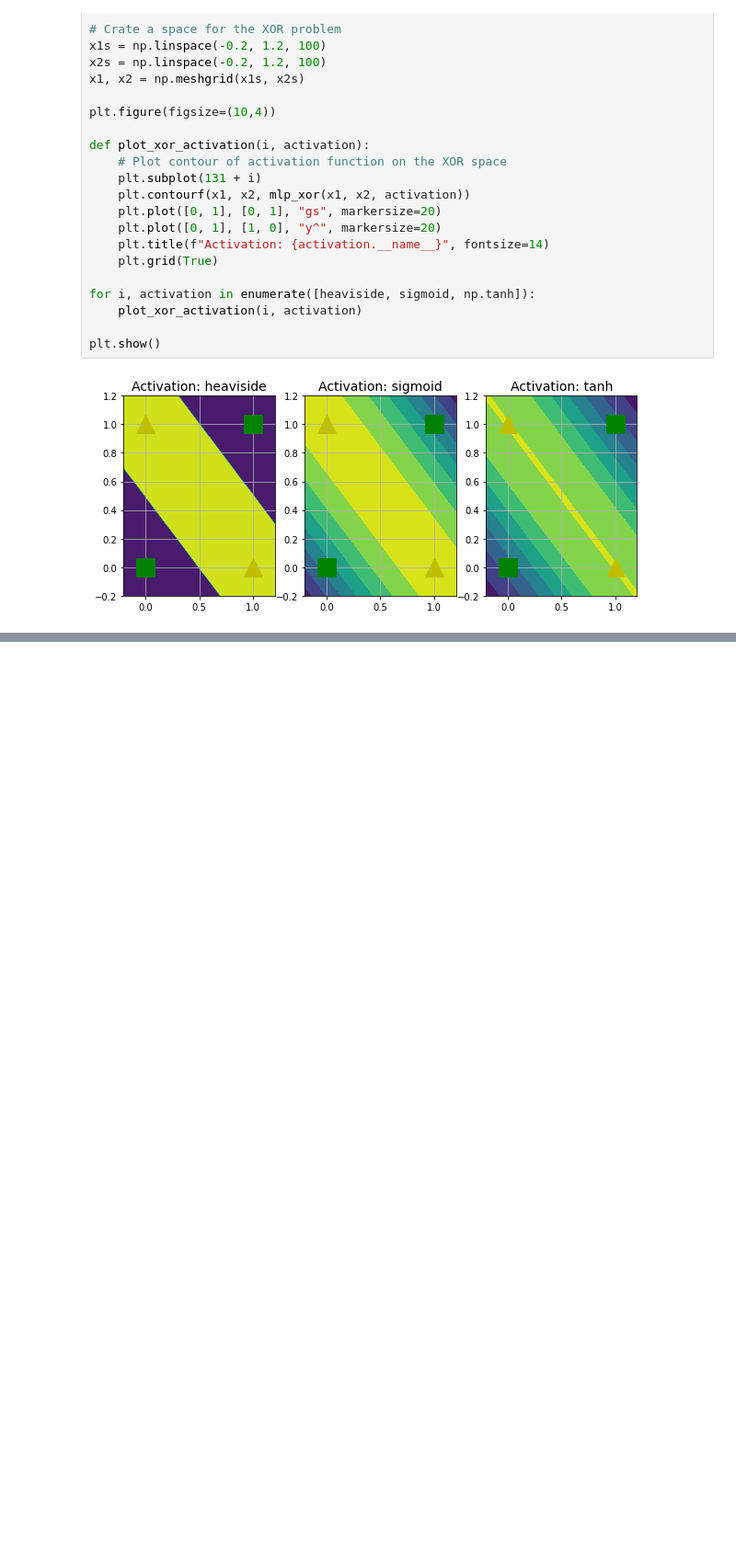
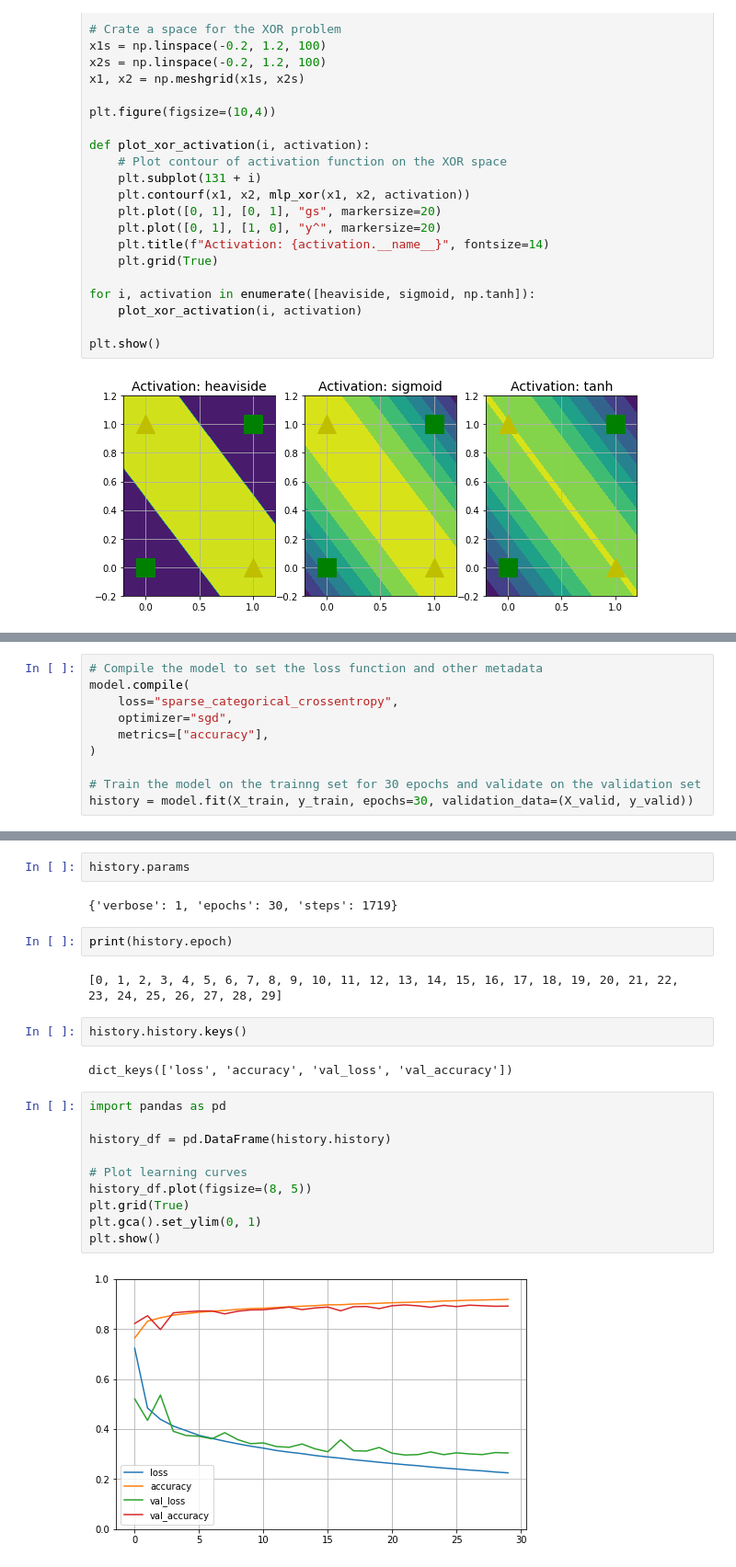
Before and after one commit to matyama/homl, a Jupyter notebook: 10_neural_networks.ipynb, the cells around one changed output, grey strips where cells are left out. Shown at 92% size. Cells and saved outputs as stored; diff of their text form; blank space fills up the shorter version.

```diff
--- a/10_neural_networks.ipynb
+++ b/10_neural_networks.ipynb
@@ -112,0 +315,10 @@ plt.show()
+# %%
+# Compile the model to set the loss function and other metadata
+model.compile(
+    loss="sparse_categorical_crossentropy",
+    optimizer="sgd",
+    metrics=["accuracy"],
+)
+
+# Train the model on the trainng set for 30 epochs and validate on the validation set
+history = model.fit(X_train, y_train, epochs=30, validation_data=(X_valid, y_valid))
@@ -112,0 +343,24 @@ plt.show()
+# %%
+history.params
+# %% [output]
+{'verbose': 1, 'epochs': 30, 'steps': 1719}
+# %%
+print(history.epoch)
+# %% [output]
+[0, 1, 2, 3, 4, 5, 6, 7, 8, 9, 10, 11, 12, 13, 14, 15, 16, 17, 18, 19, 20, 21, 22, 23, 24, 25, 26, 27, 28, 29]
+# %%
+history.history.keys()
+# %% [output]
+dict_keys(['loss', 'accuracy', 'val_loss', 'val_accuracy'])
+# %%
+import pandas as pd
+
+history_df = pd.DataFrame(history.history)
+
+# Plot learning curves
+history_df.plot(figsize=(8, 5))
+plt.grid(True)
+plt.gca().set_ylim(0, 1)
+plt.show()
+# %% [output]
+[figure, added]
```
Also changed, not shown: parts of 26 cells of this notebook, 1 other file.
